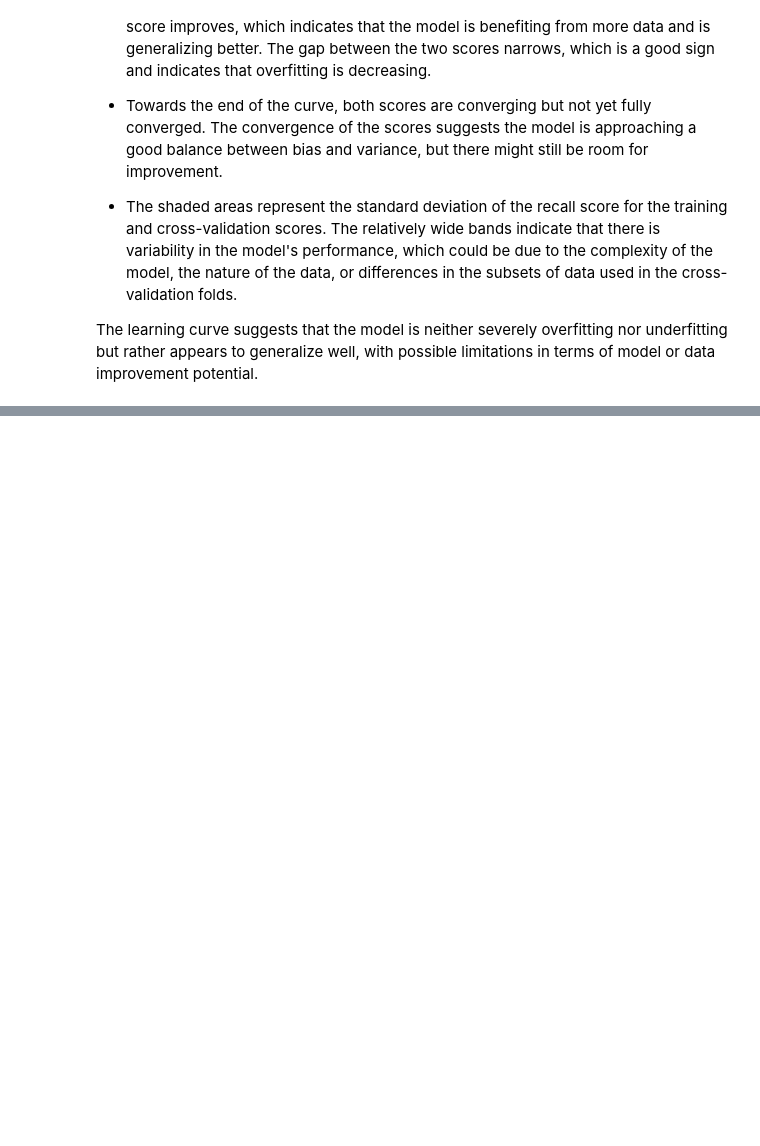
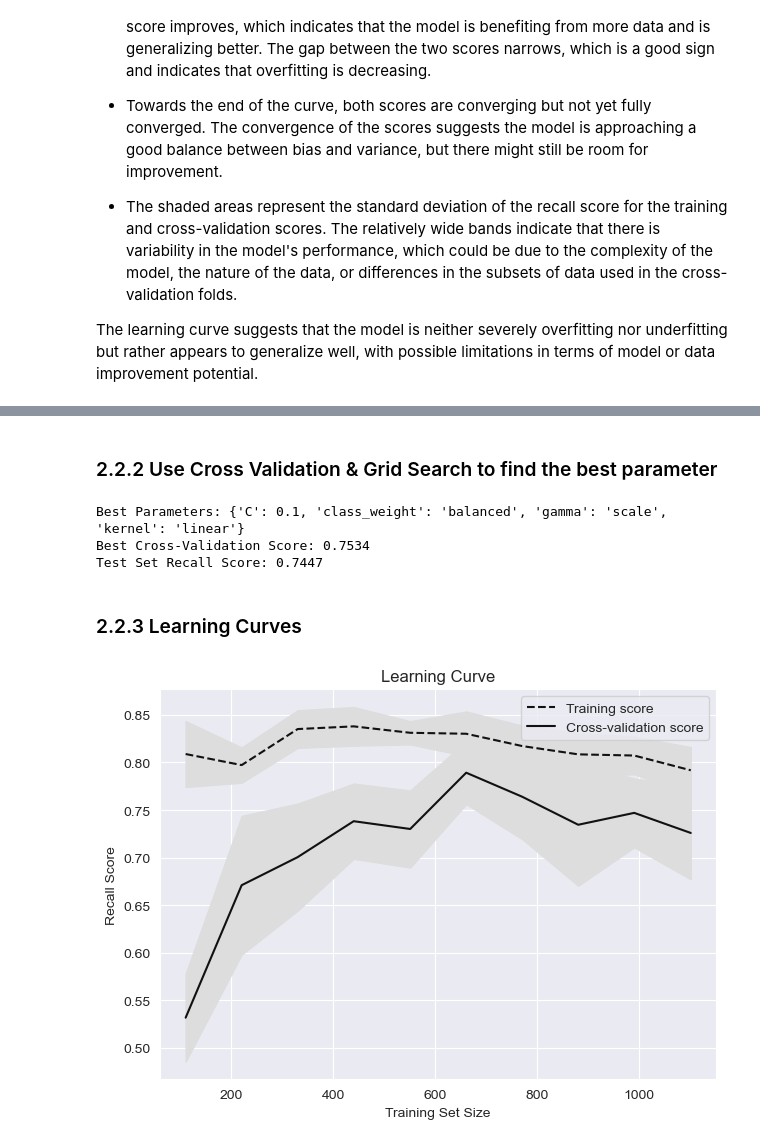
Before and after one commit to yzysnake/Data_Mining_Principles, a Jupyter notebook: Group Project/GroupProject.ipynb, the cells around one changed output, grey strips where cells are left out. Saved outputs shown, nothing was run; the diff lists cells and outputs as text; code cells hidden in the pictures; blank space fills up the shorter version.

```diff
--- a/Group Project/GroupProject.ipynb
+++ b/Group Project/GroupProject.ipynb
@@ -568,0 +552,54 @@ F1 Score: 0.5147058823529412
+# %% [markdown]
+### 2.2.2 Use Cross Validation & Grid Search to find the best parameter
+# %%
+# Stratified train-test split to maintain class distribution
+X_train, X_test, y_train, y_test = train_test_split(X, y, test_size=0.2, random_state=66, stratify=y)
+
+# Setting up the k-fold cross-validation (with StratifiedKFold for balanced splits)
+kfold = StratifiedKFold(n_splits=4, shuffle=True, random_state=66)
+
+# Defining the SVM model
+svm = SVC()
+
+# Defining the grid of parameters to search over
+param_grid = {
+    'C': [0.1, 1, 10, 100],  # Regularization parameter
+    'kernel': ['linear', 'rbf', 'poly'],  # Type of kernel
+    'gamma': ['scale', 'auto'],  # Kernel coefficient for 'rbf', 'poly', and 'sigmoid'
+    'class_weight': [None, 'balanced']  # Option to balance classes
+}
+
+# Setting up the grid search with SVM, parameter grid, and cross-validation strategy
+grid_search = GridSearchCV(svm, param_grid, cv=kfold, scoring='recall', n_jobs=-1)
+
+# Fitting the grid search to the data
+grid_search.fit(X_train, y_train)
+
+# Best parameters found
+best_params = grid_search.best_params_
+
+# Best score achieved during cross-validation
+best_score = grid_search.best_score_
+
+# Predicting the test set results with the best estimator
+y_pred = grid_search.predict(X_test)
+
+# Calculating the recall of the best estimator on the test set
+test_recall = recall_score(y_test, y_pred)
+# %%
+print(f"Best Parameters: {best_params}")
+print(f"Best Cross-Validation Score: {best_score:.4f}")
+print(f"Test Set Recall Score: {test_recall:.4f}")
+# %% [output]
+Best Parameters: {'C': 0.1, 'class_weight': 'balanced', 'gamma': 'scale', 'kernel': 'linear'}
+Best Cross-Validation Score: 0.7534
+Test Set Recall Score: 0.7447
+# %% [markdown]
+### 2.2.3 Learning Curves
+# %%
+# Initialize the model with best parameters
+best_SVM_model = SVC(C=0.1, kernel='linear', gamma= 'scale', class_weight='balanced')
+# Function to plot learning curves
+plot_learning_curves(best_SVM_model, X, y, kfold)
+# %% [output]
+[figure, added]
```
Also changed, not shown: parts of 29 cells of this notebook, 1 other file.
